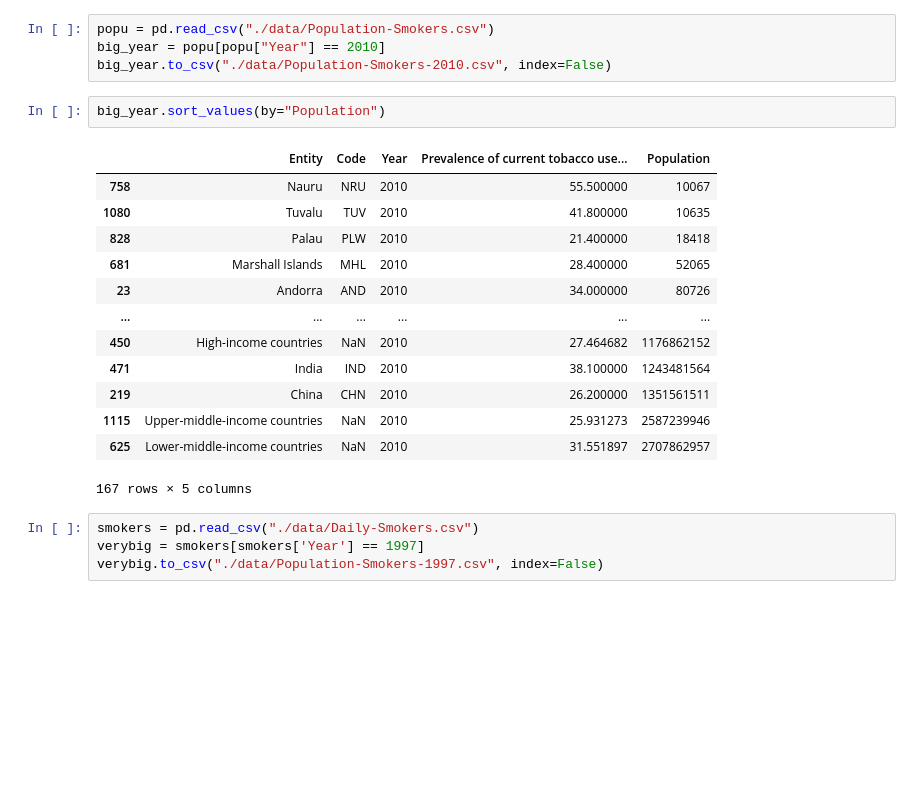
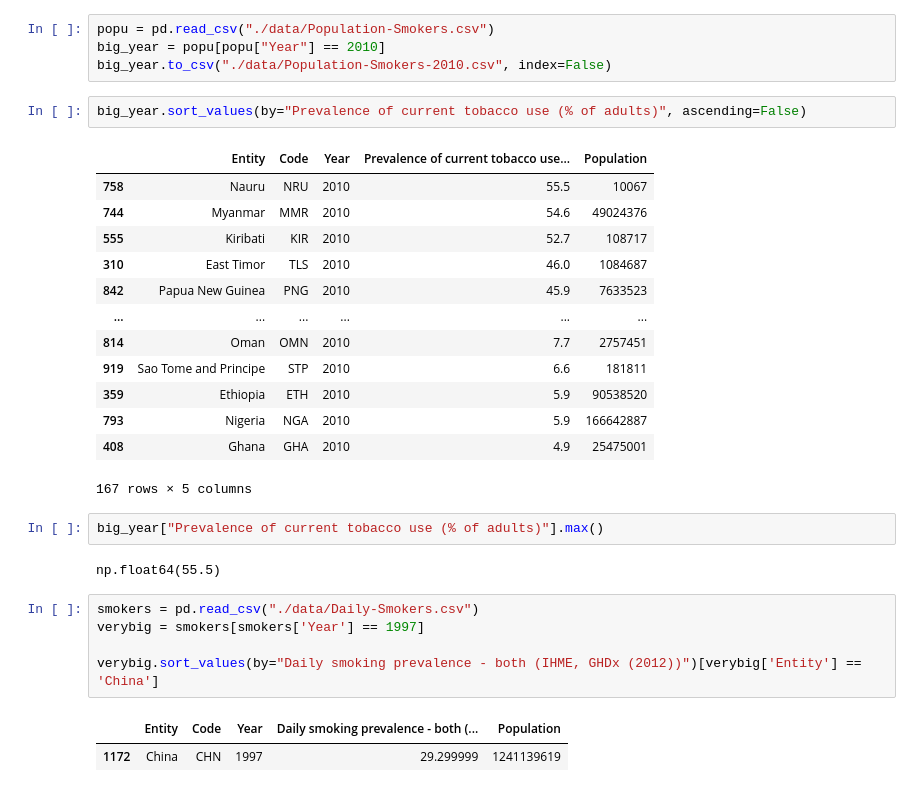
Before and after one commit to Fernanda-Bley/IIC2026-Grupo-3, a Jupyter notebook: InvestigacionMaximos/filtros.ipynb, the cells around one changed output. Cells and saved outputs as stored; diff of their text form; blank space fills up the shorter version.

```diff
--- a/InvestigacionMaximos/filtros.ipynb
+++ b/InvestigacionMaximos/filtros.ipynb
@@ -4,23 +4,31 @@ import pandas as pd
 popu = pd.read_csv("./data/Population-Smokers.csv")
 big_year = popu[popu["Year"] == 2010]
 big_year.to_csv("./data/Population-Smokers-2010.csv", index=False)
-# %%
-big_year.sort_values(by="Population")
-# %% [output]
-|  | Entity | Code | Year | Prevalence of current tobacco use... | Population |
-| 758 | Nauru | NRU | 2010 | 55.500000 | 10067 |
-| 1080 | Tuvalu | TUV | 2010 | 41.800000 | 10635 |
-| 828 | Palau | PLW | 2010 | 21.400000 | 18418 |
-| 681 | Marshall Islands | MHL | 2010 | 28.400000 | 52065 |
-| 23 | Andorra | AND | 2010 | 34.000000 | 80726 |
-| ... | ... | ... | ... | ... | ... |
-| 450 | High-income countries | NaN | 2010 | 27.464682 | 1176862152 |
-| 471 | India | IND | 2010 | 38.100000 | 1243481564 |
-| 219 | China | CHN | 2010 | 26.200000 | 1351561511 |
-| 1115 | Upper-middle-income countries | NaN | 2010 | 25.931273 | 2587239946 |
-| 625 | Lower-middle-income countries | NaN | 2010 | 31.551897 | 2707862957 |
-167 rows × 5 columns
+# %%
+big_year.sort_values(by="Prevalence of current tobacco use (% of adults)", ascending=False)
+# %% [output]
+|  | Entity | Code | Year | Prevalence of current tobacco use... | Population |
+| 758 | Nauru | NRU | 2010 | 55.5 | 10067 |
+| 744 | Myanmar | MMR | 2010 | 54.6 | 49024376 |
+| 555 | Kiribati | KIR | 2010 | 52.7 | 108717 |
+| 310 | East Timor | TLS | 2010 | 46.0 | 1084687 |
+| 842 | Papua New Guinea | PNG | 2010 | 45.9 | 7633523 |
+| ... | ... | ... | ... | ... | ... |
+| 814 | Oman | OMN | 2010 | 7.7 | 2757451 |
+| 919 | Sao Tome and Principe | STP | 2010 | 6.6 | 181811 |
+| 359 | Ethiopia | ETH | 2010 | 5.9 | 90538520 |
+| 793 | Nigeria | NGA | 2010 | 5.9 | 166642887 |
+| 408 | Ghana | GHA | 2010 | 4.9 | 25475001 |
+167 rows × 5 columns
+# %%
+big_year["Prevalence of current tobacco use (% of adults)"].max()
+# %% [output]
+np.float64(55.5)
 # %%
 smokers = pd.read_csv("./data/Daily-Smokers.csv")
 verybig = smokers[smokers['Year'] == 1997]
-verybig.to_csv("./data/Population-Smokers-1997.csv", index=False)
+
+verybig.sort_values(by="Daily smoking prevalence - both (IHME, GHDx (2012))")[verybig['Entity'] == 'China']
+# %% [output]
+|  | Entity | Code | Year | Daily smoking prevalence - both (... | Population |
+| 1172 | China | CHN | 1997 | 29.299999 | 1241139619 |
```
Also changed, not shown: 2 other files.
